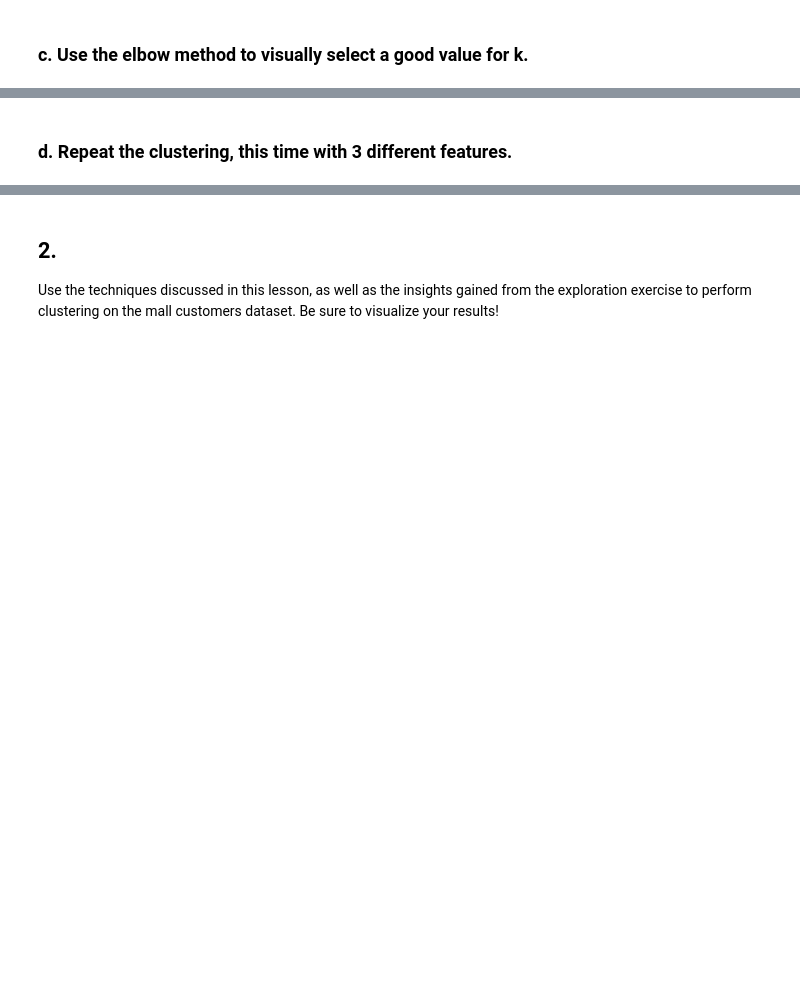
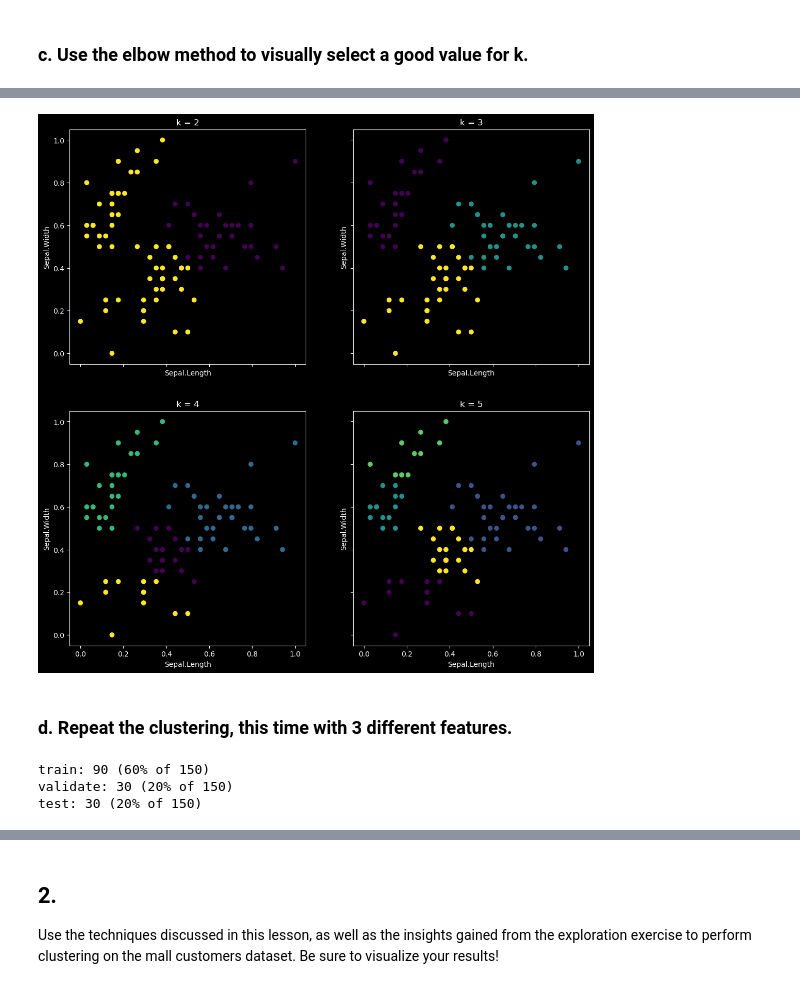
Before and after one commit to Zacharia-Schmitz/clustering-exercises, a Jupyter notebook: modeling.ipynb, the cells around one changed output, grey strips where cells are left out. Saved outputs shown, nothing was run; the diff lists cells and outputs as text; code cells hidden in the pictures; blank space fills up the shorter version.

```diff
--- a/modeling.ipynb
+++ b/modeling.ipynb
@@ -18,2 +78,11 @@ Using this lesson as a guide, perform clustering on the iris dataset.
+# %%
+fig, axs = plt.subplots(2, 2, figsize=(13, 13), sharex=True, sharey=True)
+
+for ax, k in zip(axs.ravel(), range(2, 6)):
+    clusters = KMeans(k).fit(train_mm).predict(train_mm)
+    ax.scatter(train_mm['Sepal.Length'], train_mm['Sepal.Width'], c=clusters)
+    ax.set(title='k = {}'.format(k), xlabel='Sepal.Length', ylabel='Sepal.Width')
+# %% [output]
+[figure, added]
 # %% [markdown]
 ### d. Repeat the clustering, this time with 3 different features.
@@ -19,0 +92,7 @@ Using this lesson as a guide, perform clustering on the iris dataset.
+# %%
+# Split using onyl 3 features
+train, validate, test = w.split_data(feats3)
+# %% [output]
+train: 90 (60% of 150)
+validate: 30 (20% of 150)
+test: 30 (20% of 150)
```
Also changed, not shown: parts of 29 cells of this notebook.
